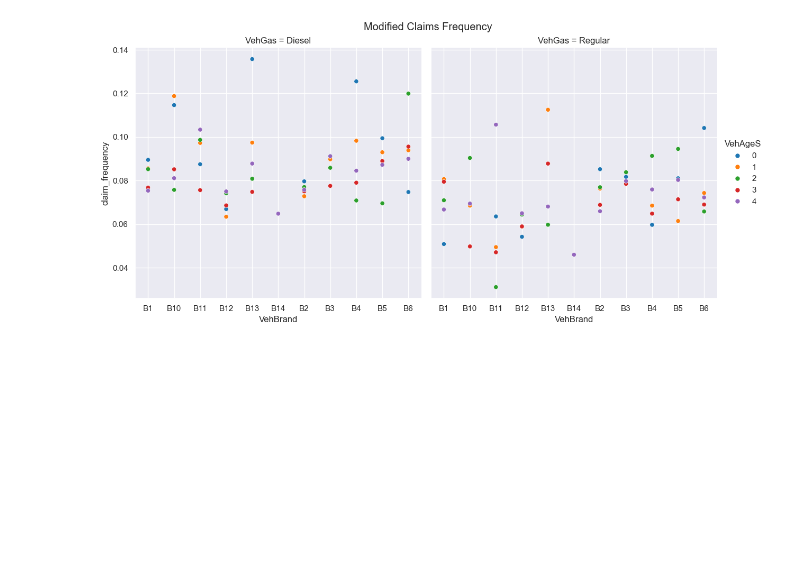
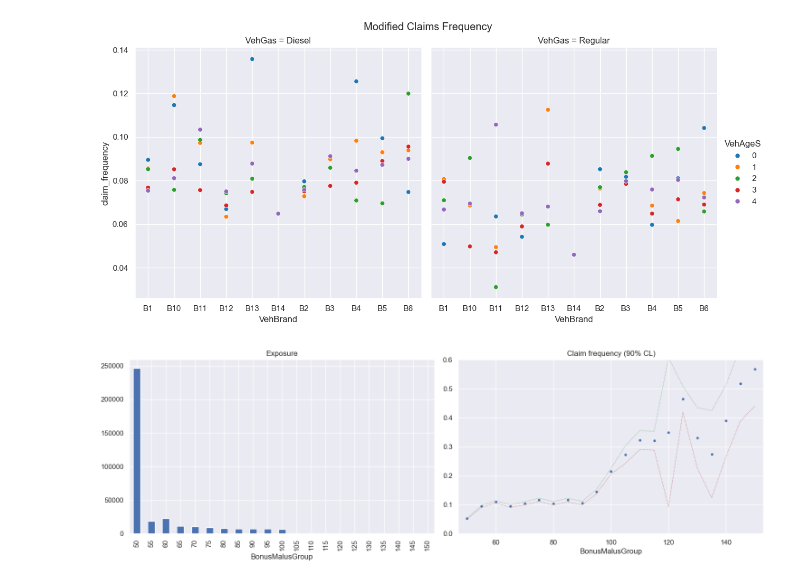
Before and after one commit to Pavan-jangid-here/ML-Projects, a Jupyter notebook: 5. French Motor Claims/Claim Frequency Modeling.ipynb, the cells around one changed output. Saved outputs shown, nothing was run; the diff lists cells and outputs as text; code cells hidden in the pictures; blank space fills up the shorter version.

```diff
--- a/5. French Motor Claims/Claim Frequency Modeling.ipynb
+++ b/5. French Motor Claims/Claim Frequency Modeling.ipynb
@@ -182,0 +186,27 @@ Text(0.5, 0.98, 'Modified Claims Frequency')
+# %%
+df_eda = df.copy()
+df_eda["BonusMalus"] = np.minimum(df_eda.BonusMalus, 150)
+df_eda["BonusMalusGroup"] = (df_eda.BonusMalus // 5 * 5).astype(int)
+
+# Aggregate values
+grouped = df_eda.groupby("BonusMalusGroup")
+exposure = grouped.Exposure.sum()
+claims = grouped.ClaimNb.sum()
+freq = claims / exposure
+z = 1.645 * np.sqrt(claims) / exposure
+
+# Quick plot
+import matplotlib.pyplot as plt
+
+fig, (ax1, ax2) = plt.subplots(1, 2, figsize=(15,5))
+exposure.plot.bar(ax=ax1, title="Exposure")
+pd.DataFrame({
+    "Frequency": freq,
+    "upper": freq + z,
+    "lower": freq - z
+}).plot(ax=ax2, style=[".", ":", ":"], color=["b", "g", "r"], lw=0.75, ylim=(0,0.6), xlim=(50-3,153), legend=False, title="Claim frequency (90% CL)")
+
+plt.tight_layout()
+plt.show()
+# %% [output]
+[figure, added]
```
Also changed, not shown: parts of 12 cells of this notebook, 4 other files.
